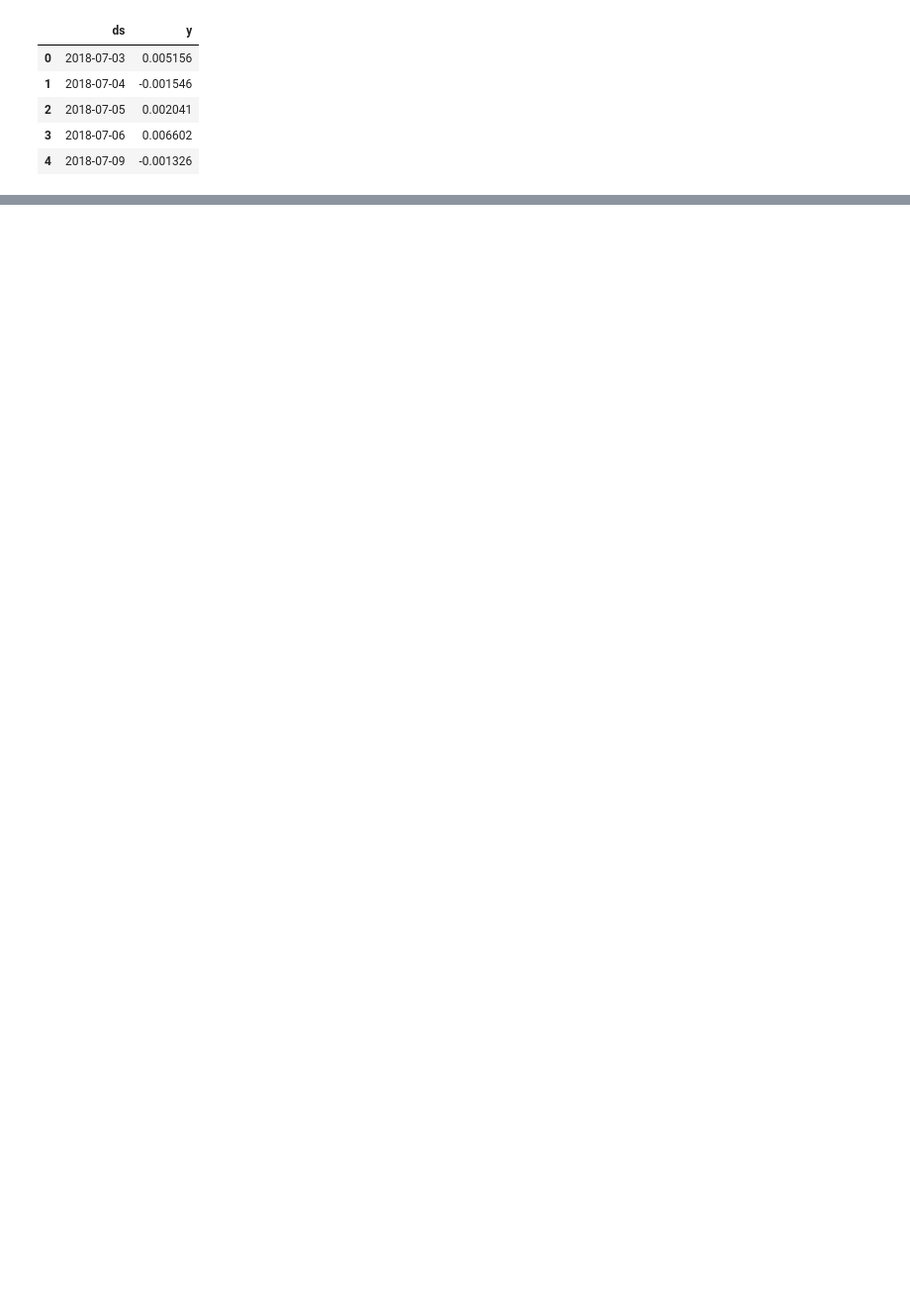
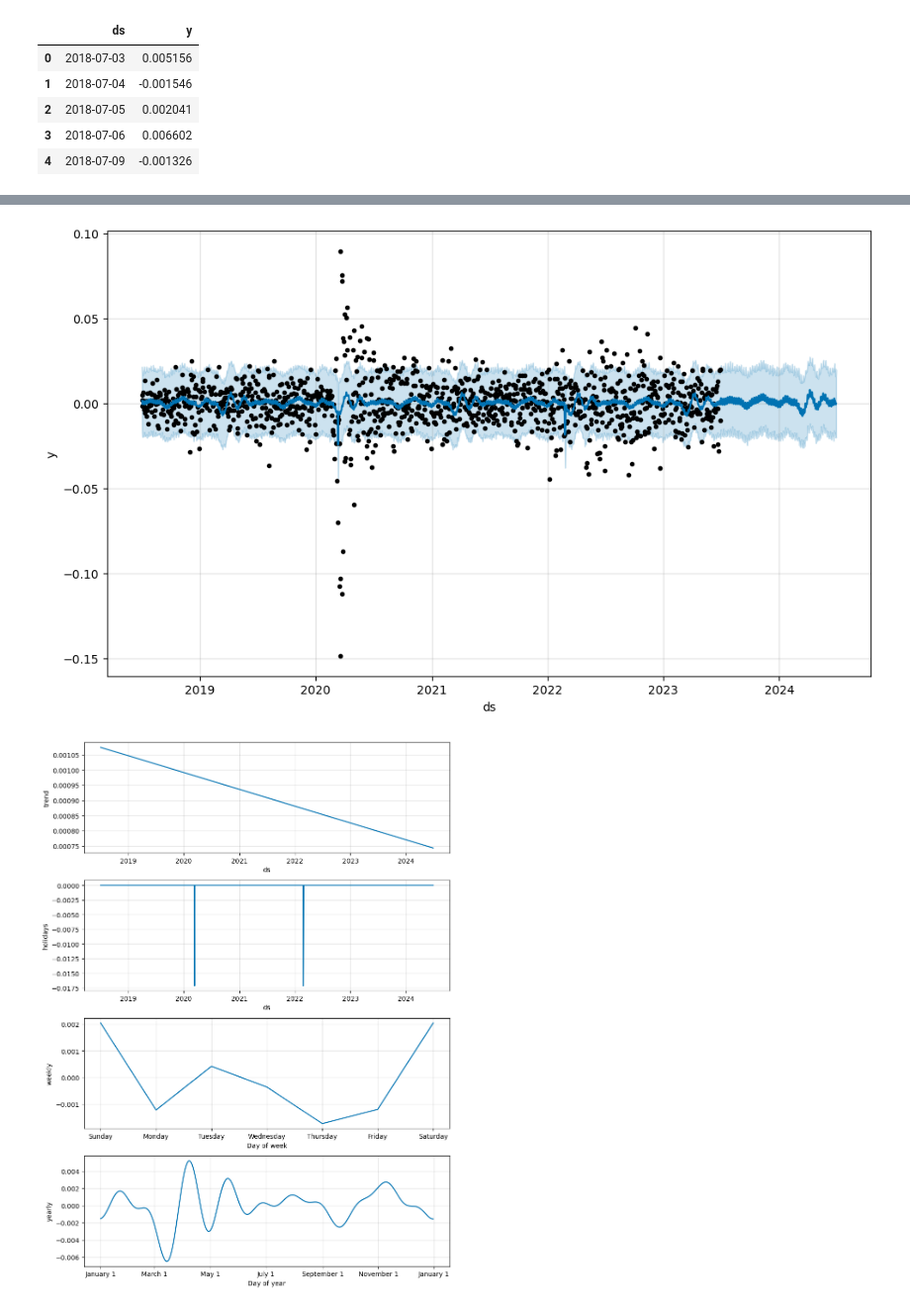
Before and after one commit to DGLewiss/Repo-Practice, a Jupyter notebook: yfinance.ipynb, the cells around one changed output, grey strips where cells are left out. Shown at 99% size. Saved outputs shown, nothing was run; the diff lists cells and outputs as text; code cells hidden in the pictures; blank space fills up the shorter version.

Commit message:
lots of prophet code

```diff
--- a/yfinance.ipynb
+++ b/yfinance.ipynb
@@ -194,7 +211,5 @@ prophet_axpj_df = prophet_df.iloc[:,[7]].copy()
 # %%
-# Rename the '^AXPJ' column to 'y'
-prophet_axpj_df.columns = [
-    'y',
-    inplace=TRUE]
+prophet_axpj_df = prophet_df.iloc[:, [7]].copy()
+prophet_axpj_df.columns = ['y']
 print(prophet_axpj_df)
 # %% [output]
@@ -242,0 +242,15 @@ forecast = m.predict(future)
+# %%
+#Incorporate Shocks
+
+events = pd.DataFrame({
+    'holiday': 'event_name',
+    'ds':pd.to_datetime(['2020-03-11', '2022-02-24']),   #Dates of shocks
+    'lower_window': 0,
+    'upper_window': 1,
+})
+# %%
+#Build and train the miodel
+#Initialise and fit the data
+
+model = Prophet(holidays=events)
+model.fit(prophet_axpj_df)
@@ -242,0 +267,10 @@ forecast = m.predict(future)
+# %%
+## Forecasting
+future = model.make_future_dataframe(periods=365)  # for a year into the future
+forecast = model.predict(future)
+# %%
+fig1 = model.plot(forecast)
+fig2 = model.plot_components(forecast)
+# %% [output]
+[figure, added]
+[figure, added]
```
Also changed, not shown: parts of 18 cells of this notebook.
